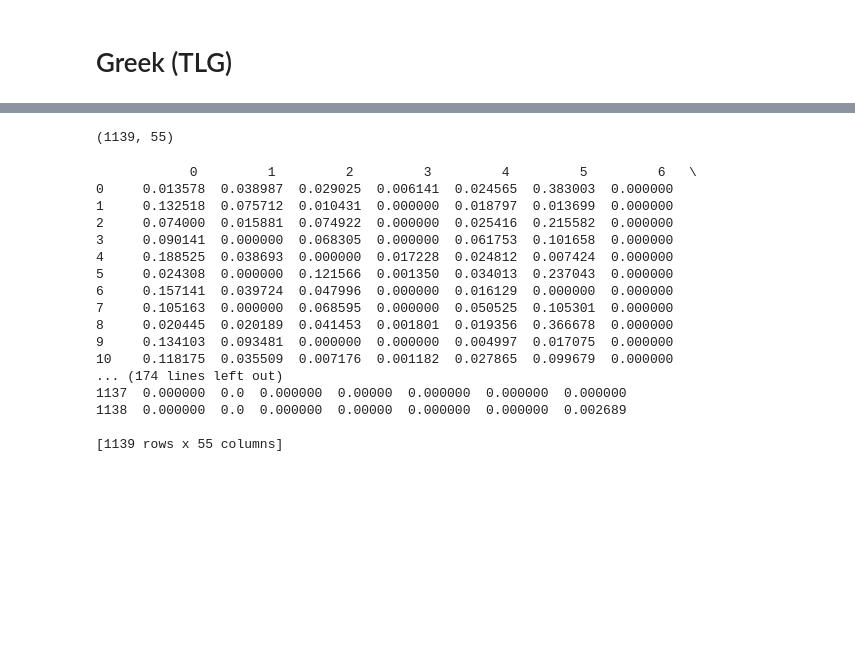
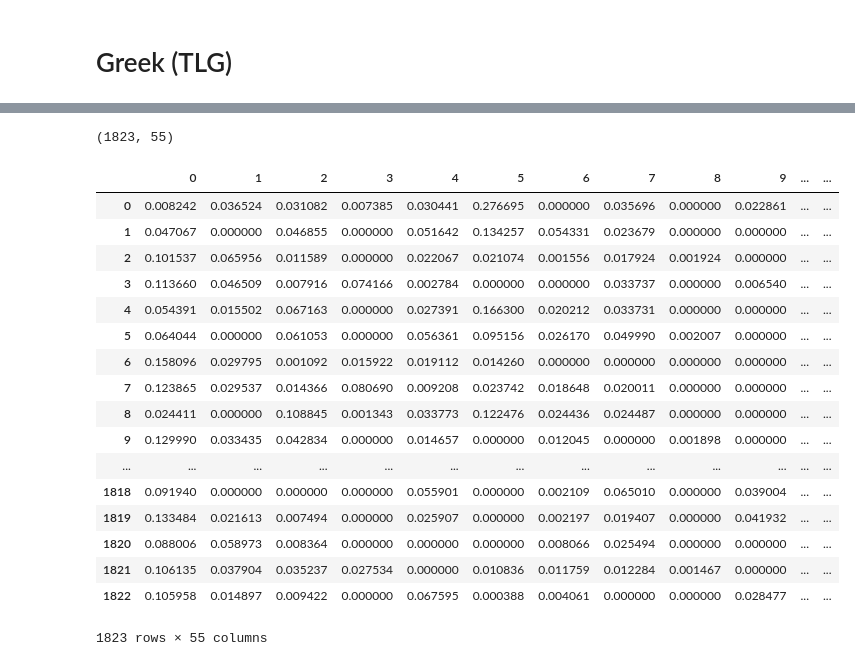
Before and after one commit to kylepjohnson/notebooks, a Jupyter notebook: public_talks/2016_10_26_harvard/2 Clustering.ipynb, the cells around one changed output, grey strips where cells are left out. Saved outputs shown, nothing was run; the diff lists cells and outputs as text; code cells hidden in the pictures; blank space fills up the shorter version.

```diff
--- a/public_talks/2016_10_26_harvard/2 Clustering.ipynb
+++ b/public_talks/2016_10_26_harvard/2 Clustering.ipynb
@@ -55,7 +69,8 @@ n_features = 1000  # TODO: increase
 n_topics = len(get_epithets())
 n_top_words = 20
 
-tfidf_vectorizer = TfidfVectorizer(max_df=0.95, min_df=2,
+tfidf_vectorizer = TfidfVectorizer(max_df=1.0,
+                                   min_df=1,
                                    max_features=n_features,
                                    stop_words=None)
 t0 = time.time()
@@ -112,28 +128,29 @@ doc_topic_distrib = nmf.transform(tfidf)  # numpy.ndarray
 # %%
 doc_topic_distrib.shape
 # %% [output]
-(1139, 55)
+(1823, 55)
 # %%
 import pandas
 # %%
 df = pandas.DataFrame(doc_topic_distrib)
-# %%
-print(df)
-# %% [output]
-            0         1         2         3         4         5         6   \
-0     0.013578  0.038987  0.029025  0.006141  0.024565  0.383003  0.000000
-1     0.132518  0.075712  0.010431  0.000000  0.018797  0.013699  0.000000
-2     0.074000  0.015881  0.074922  0.000000  0.025416  0.215582  0.000000
-3     0.090141  0.000000  0.068305  0.000000  0.061753  0.101658  0.000000
-4     0.188525  0.038693  0.000000  0.017228  0.024812  0.007424  0.000000
-5     0.024308  0.000000  0.121566  0.001350  0.034013  0.237043  0.000000
-6     0.157141  0.039724  0.047996  0.000000  0.016129  0.000000  0.000000
-7     0.105163  0.000000  0.068595  0.000000  0.050525  0.105301  0.000000
-8     0.020445  0.020189  0.041453  0.001801  0.019356  0.366678  0.000000
-9     0.134103  0.093481  0.000000  0.000000  0.004997  0.017075  0.000000
-10    0.118175  0.035509  0.007176  0.001182  0.027865  0.099679  0.000000
-... (174 lines left out)
-1137  0.000000  0.0  0.000000  0.00000  0.000000  0.000000  0.000000
-1138  0.000000  0.0  0.000000  0.00000  0.000000  0.000000  0.002689
-
-[1139 rows x 55 columns]
+# %%
+df
+# %% [output]
+|  | 0 | 1 | 2 | 3 | 4 | 5 | 6 | 7 | 8 | 9 | ... | ... |
+| 0 | 0.008242 | 0.036524 | 0.031082 | 0.007385 | 0.030441 | 0.276695 | 0.000000 | 0.035696 | 0.000000 | 0.022861 | ... | ... |
+| 1 | 0.047067 | 0.000000 | 0.046855 | 0.000000 | 0.051642 | 0.134257 | 0.054331 | 0.023679 | 0.000000 | 0.000000 | ... | ... |
+| 2 | 0.101537 | 0.065956 | 0.011589 | 0.000000 | 0.022067 | 0.021074 | 0.001556 | 0.017924 | 0.001924 | 0.000000 | ... | ... |
+| 3 | 0.113660 | 0.046509 | 0.007916 | 0.074166 | 0.002784 | 0.000000 | 0.000000 | 0.033737 | 0.000000 | 0.006540 | ... | ... |
+| 4 | 0.054391 | 0.015502 | 0.067163 | 0.000000 | 0.027391 | 0.166300 | 0.020212 | 0.033731 | 0.000000 | 0.000000 | ... | ... |
+| 5 | 0.064044 | 0.000000 | 0.061053 | 0.000000 | 0.056361 | 0.095156 | 0.026170 | 0.049990 | 0.002007 | 0.000000 | ... | ... |
+| 6 | 0.158096 | 0.029795 | 0.001092 | 0.015922 | 0.019112 | 0.014260 | 0.000000 | 0.000000 | 0.000000 | 0.000000 | ... | ... |
+| 7 | 0.123865 | 0.029537 | 0.014366 | 0.080690 | 0.009208 | 0.023742 | 0.018648 | 0.020011 | 0.000000 | 0.000000 | ... | ... |
+| 8 | 0.024411 | 0.000000 | 0.108845 | 0.001343 | 0.033773 | 0.122476 | 0.024436 | 0.024487 | 0.000000 | 0.000000 | ... | ... |
+| 9 | 0.129990 | 0.033435 | 0.042834 | 0.000000 | 0.014657 | 0.000000 | 0.012045 | 0.000000 | 0.001898 | 0.000000 | ... | ... |
+| ... | ... | ... | ... | ... | ... | ... | ... | ... | ... | ... | ... | ... |
+| 1818 | 0.091940 | 0.000000 | 0.000000 | 0.000000 | 0.055901 | 0.000000 | 0.002109 | 0.065010 | 0.000000 | 0.039004 | ... | ... |
+| 1819 | 0.133484 | 0.021613 | 0.007494 | 0.000000 | 0.025907 | 0.000000 | 0.002197 | 0.019407 | 0.000000 | 0.041932 | ... | ... |
+| 1820 | 0.088006 | 0.058973 | 0.008364 | 0.000000 | 0.000000 | 0.000000 | 0.008066 | 0.025494 | 0.000000 | 0.000000 | ... | ... |
+| 1821 | 0.106135 | 0.037904 | 0.035237 | 0.027534 | 0.000000 | 0.010836 | 0.011759 | 0.012284 | 0.001467 | 0.000000 | ... | ... |
+| 1822 | 0.105958 | 0.014897 | 0.009422 | 0.000000 | 0.067595 | 0.000388 | 0.004061 | 0.000000 | 0.000000 | 0.028477 | ... | ... |
+1823 rows × 55 columns
```
Also changed, not shown: parts of 12 cells of this notebook.
